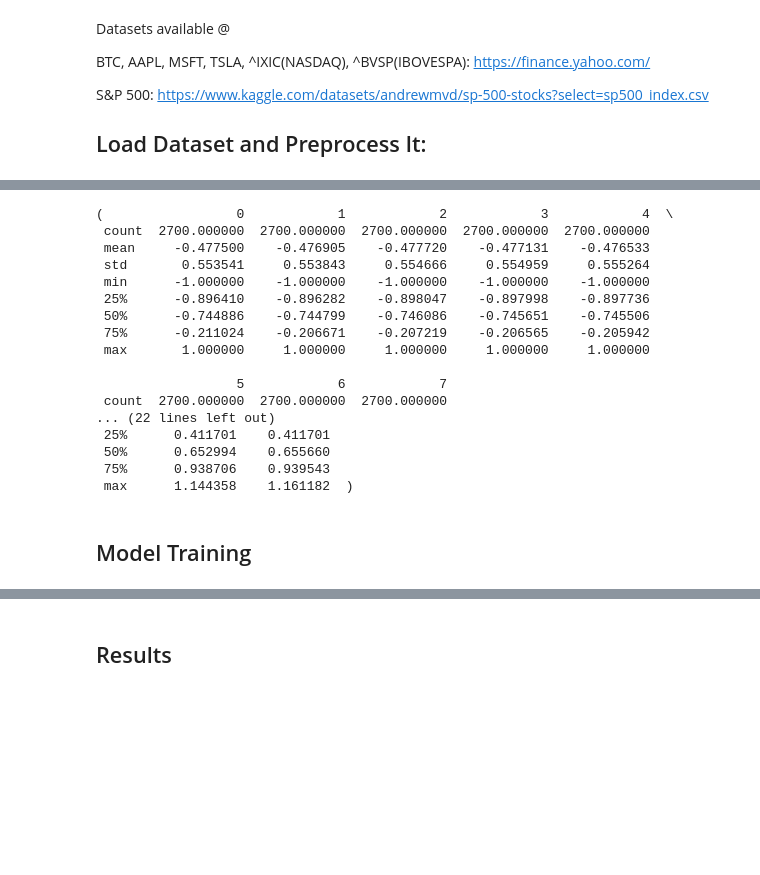
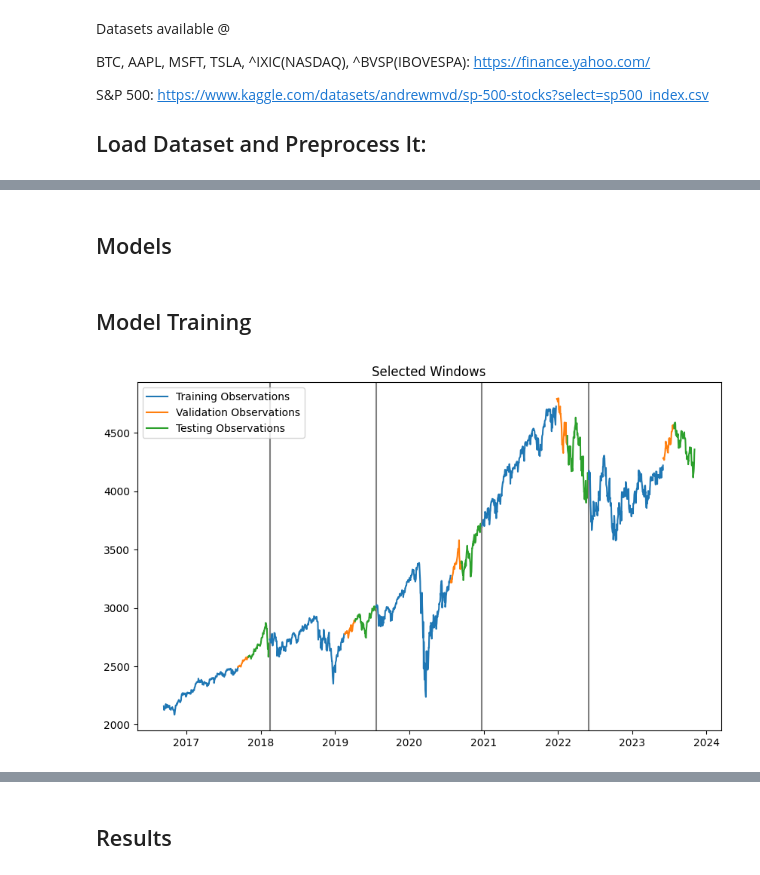
Before and after one commit to wallacelw/Price-Forecasting-With-LSTM, a Jupyter notebook: Prices_Forecasting_with_LSTM.ipynb, the cells around one changed output, grey strips where cells are left out. Cells and saved outputs as stored; diff of their text form; code cells hidden in the pictures; blank space fills up the shorter version.

Commit message:
Modularized, Cross_validation

```diff
--- a/Prices_Forecasting_with_LSTM.ipynb
+++ b/Prices_Forecasting_with_LSTM.ipynb
@@ -124,33 +116,0 @@ Text(0.5, 1.0, 'Selected Interval from Dataset')
-# %%
-from sklearn.preprocessing import MinMaxScaler
-
-scaler = MinMaxScaler(feature_range=(-1, 1))
-
-def scale(windowed, fit_flag=False):
-  if (fit_flag):
-    return scaler.fit_transform(windowed)
-  else:
-    return scaler.transform(windowed)
-
-scaled_train = scale(windowed_df_train, fit_flag=True)
-scaled_test = scale(windowed_df_test)
-
-pd.DataFrame(scaled_train).describe(), pd.DataFrame(scaled_test).describe()
-# %% [output]
-(                 0            1            2            3            4  \
- count  2700.000000  2700.000000  2700.000000  2700.000000  2700.000000
- mean     -0.477500    -0.476905    -0.477720    -0.477131    -0.476533
- std       0.553541     0.553843     0.554666     0.554959     0.555264
- min      -1.000000    -1.000000    -1.000000    -1.000000    -1.000000
- 25%      -0.896410    -0.896282    -0.898047    -0.897998    -0.897736
- 50%      -0.744886    -0.744799    -0.746086    -0.745651    -0.745506
- 75%      -0.211024    -0.206671    -0.207219    -0.206565    -0.205942
- max       1.000000     1.000000     1.000000     1.000000     1.000000
-
-                  5            6            7
- count  2700.000000  2700.000000  2700.000000
-... (22 lines left out)
- 25%      0.411701    0.411701
- 50%      0.652994    0.655660
- 75%      0.938706    0.939543
- max      1.144358    1.161182  )
@@ -162,0 +117,2 @@ dates_test, X_test, Y_test = split_columns(scaled_test, windowed_df_test)
+# %% [markdown]
+## Models
@@ -223,0 +161,34 @@ trained_models = [train_model(i) for i in models]
+# %%
+# For each year, 70% train, 10% validation, 20% test
+def sliding_window_generator(windowed, trainSize=252, valiSize=36, testSize=72, step=360):
+    """
+    Sliding Window Generator
+    """
+
+    for i in range(0, len(windowed) - trainSize - testSize - valiSize + 1, step):
+        train_slice = windowed[i : i+trainSize]
+        vali_slice = windowed[i+trainSize : i+trainSize+valiSize]
+        test_slice = windowed[i+trainSize+valiSize : i+trainSize+valiSize+testSize]
+        yield (train_slice, vali_slice, test_slice)
+
+plot_generator = sliding_window_generator(windowed_df)
+plt.figure(figsize=(10,6))
+plt.title("Selected Windows")
+skip = True
+for train, vali, test in plot_generator:
+    if (skip):
+        skip = False
+    else:
+        plt.axvline(train.index[0], color="tab:gray")
+    plt.plot(train.index, train["Price"], color="tab:blue")
+    plt.plot(vali.index, vali["Price"], color="tab:orange")
+    plt.plot(test.index, test["Price"], color="tab:green")
+
+plt.legend([
+    "Training Observations",
+    "Validation Observations",
+    "Testing Observations",
+])
+plt.show()
+# %% [output]
+[figure, added]
```
Also changed, not shown: parts of 16 cells of this notebook.
